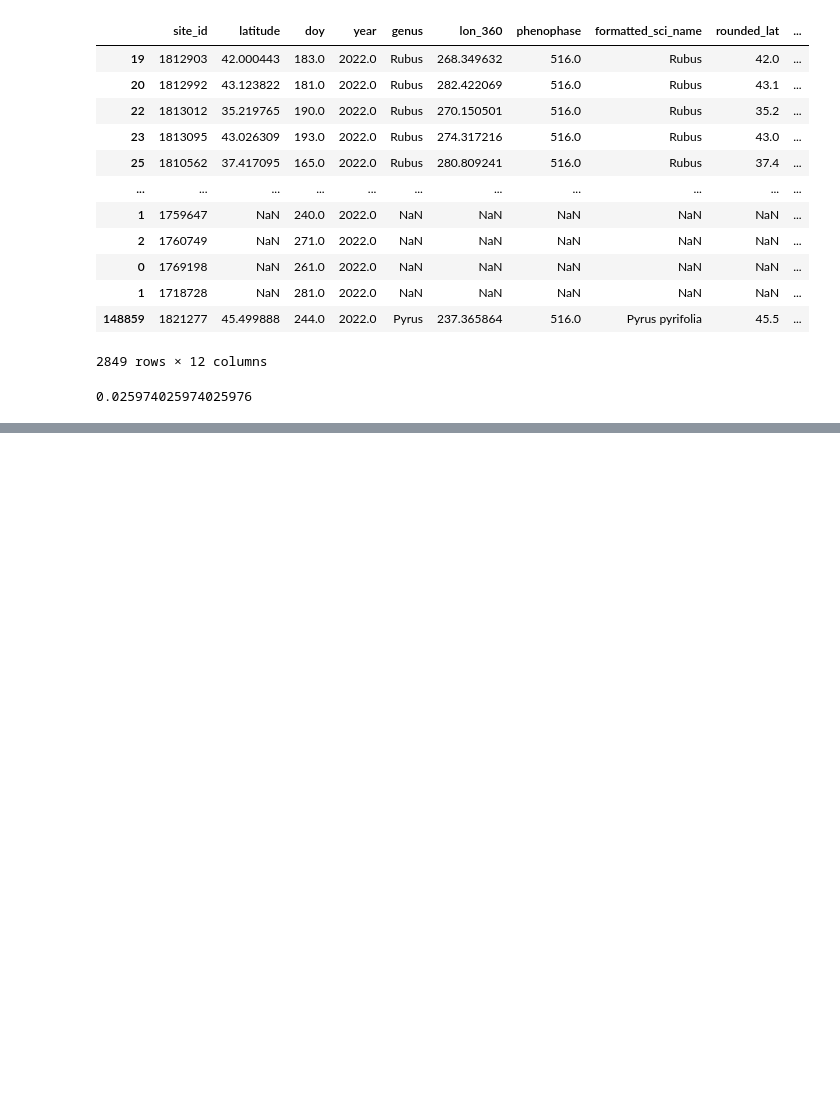
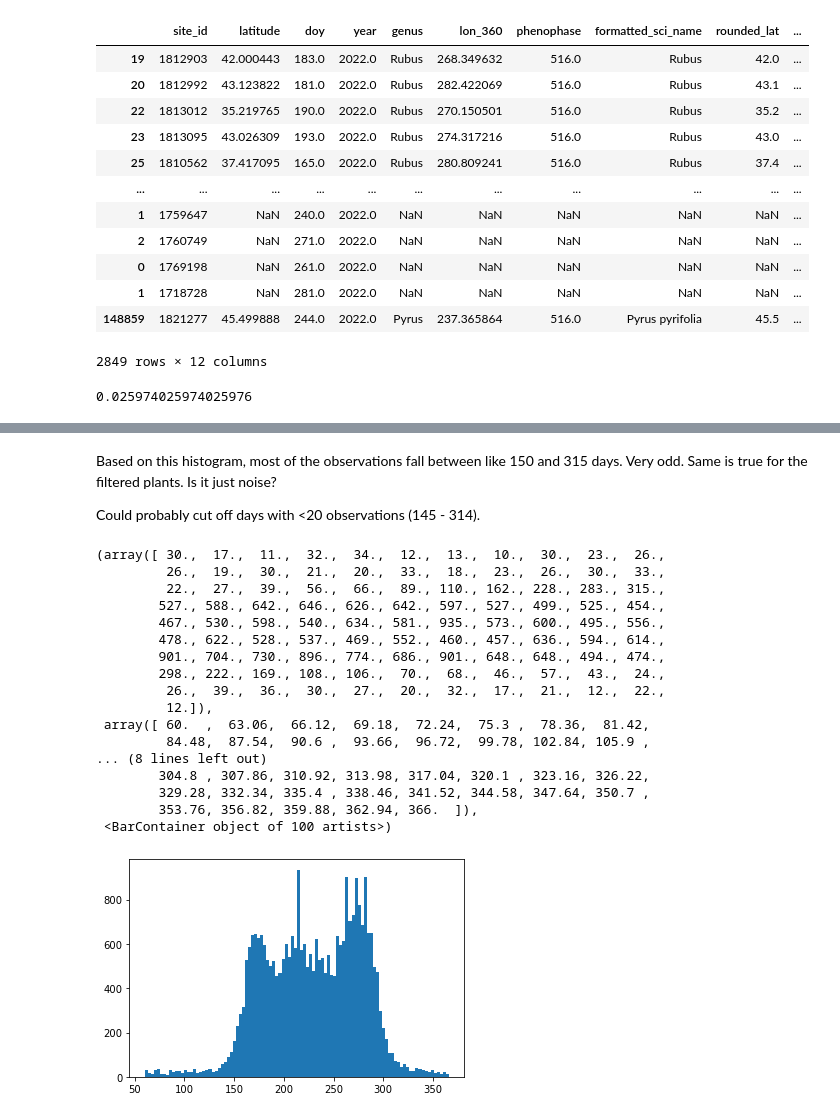
Before and after one commit to falling-fruit/dfg-seasons, a Jupyter notebook: modelling/high_res_models_finalized.ipynb, the cells around one changed output, grey strips where cells are left out. Drawn from its saved outputs; the diff is of its cells as text; code cells hidden in the pictures; blank space fills up the shorter version.

```diff
--- a/modelling/high_res_models_finalized.ipynb
+++ b/modelling/high_res_models_finalized.ipynb
@@ -523,0 +547,25 @@ full_prediction_df
+# %% [markdown]
+Based on this histogram, most of the observations fall between like 150 and 315 days. Very odd. Same is true for the filtered plants. Is it just noise?
+
+Could probably cut off days with <20 observations (145 - 314).
+# %%
+plt.hist(filtered_plants['doy'], bins=100)
+# %% [output]
+(array([ 30.,  17.,  11.,  32.,  34.,  12.,  13.,  10.,  30.,  23.,  26.,
+         26.,  19.,  30.,  21.,  20.,  33.,  18.,  23.,  26.,  30.,  33.,
+         22.,  27.,  39.,  56.,  66.,  89., 110., 162., 228., 283., 315.,
+        527., 588., 642., 646., 626., 642., 597., 527., 499., 525., 454.,
+        467., 530., 598., 540., 634., 581., 935., 573., 600., 495., 556.,
+        478., 622., 528., 537., 469., 552., 460., 457., 636., 594., 614.,
+        901., 704., 730., 896., 774., 686., 901., 648., 648., 494., 474.,
+        298., 222., 169., 108., 106.,  70.,  68.,  46.,  57.,  43.,  24.,
+         26.,  39.,  36.,  30.,  27.,  20.,  32.,  17.,  21.,  12.,  22.,
+         12.]),
+ array([ 60.  ,  63.06,  66.12,  69.18,  72.24,  75.3 ,  78.36,  81.42,
+         84.48,  87.54,  90.6 ,  93.66,  96.72,  99.78, 102.84, 105.9 ,
+... (8 lines left out)
+        304.8 , 307.86, 310.92, 313.98, 317.04, 320.1 , 323.16, 326.22,
+        329.28, 332.34, 335.4 , 338.46, 341.52, 344.58, 347.64, 350.7 ,
+        353.76, 356.82, 359.88, 362.94, 366.  ]),
+ <BarContainer object of 100 artists>)
+[figure, added]
```
Also changed, not shown: parts of 4 cells of this notebook.
